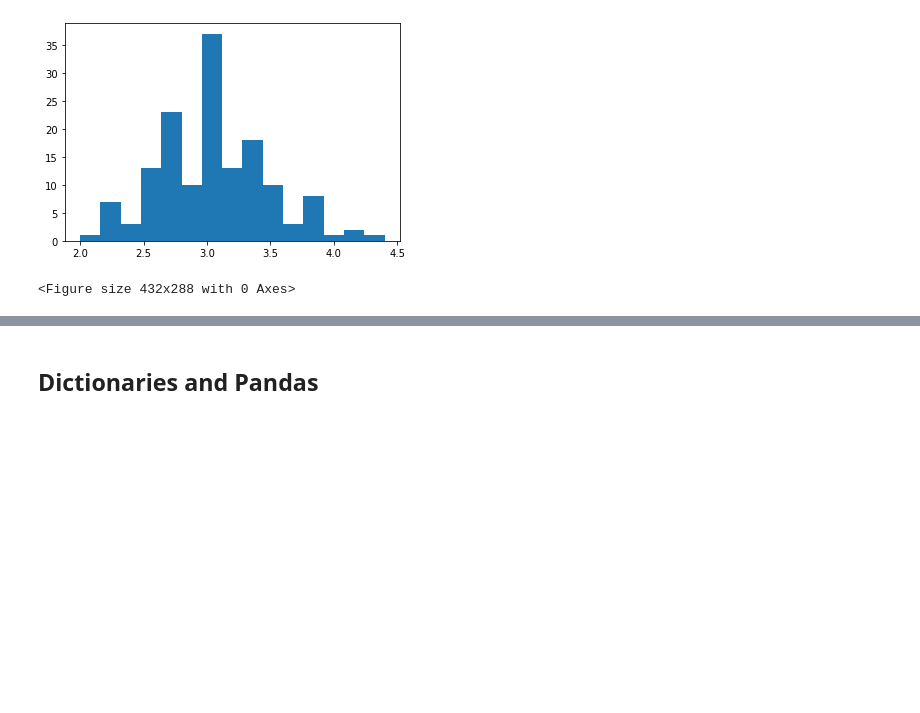
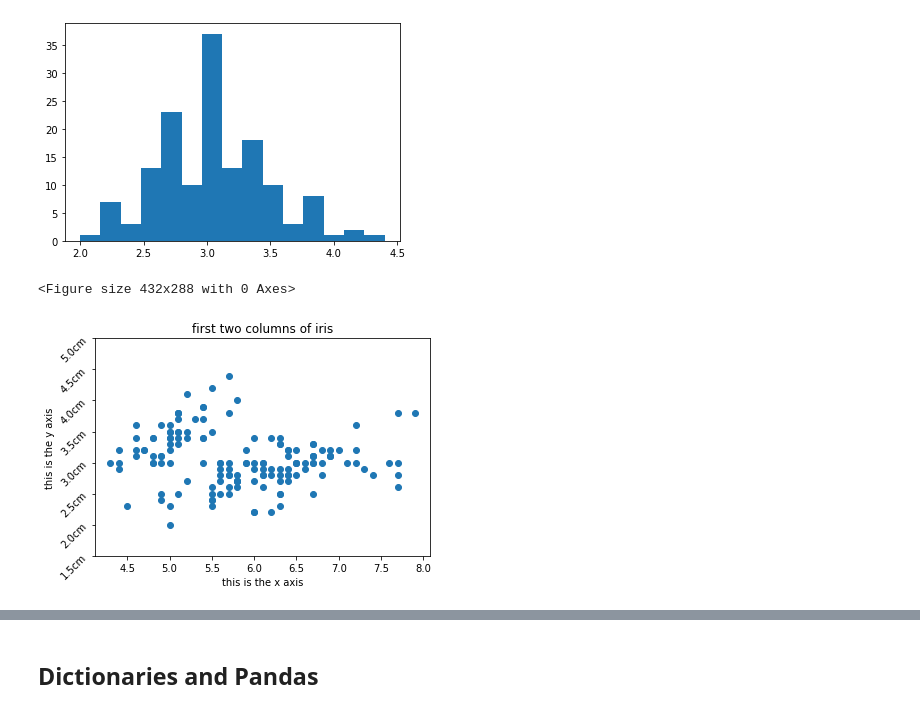
Before and after one commit to felixm3/coursework-workshops-bootcamps-lectures-etc, a Jupyter notebook: dcamp/P/220507_Intermediate Python.ipynb, the cells around one changed output, grey strips where cells are left out. Saved outputs shown, nothing was run; the diff lists cells and outputs as text; code cells hidden in the pictures; blank space fills up the shorter version.

```diff
--- a/dcamp/P/220507_Intermediate Python.ipynb
+++ b/dcamp/P/220507_Intermediate Python.ipynb
@@ -178,19 +178,38 @@ plt.clf()
 [figure]
 <Figure size 432x288 with 0 Axes>
 # %%
-# label your axes
+# label your axes, add a title, modify ticks
 
+import numpy as np
 import matplotlib.pyplot as plt
 from sklearn import datasets
 
 iris = datasets.load_iris()
 iris_data = iris.data
 iris_labels = iris.target
 
 #print(iris_data)
 #print(iris_labels)
 #help(iris)
 
 #iris.__getattr__
 
 # how do I get names of all attributes e.g. column names?
+
+# help(plt)
+# help(plt.xticks)
+
+plt.scatter(iris_data[:, 0], iris_data[:, 1])
+
+plt.xlabel('this is the x axis')
+plt.ylabel('this is the y axis')
+plt.title('first two columns of iris')
+plt.yticks(ticks = np.arange(1.5, 5.5, 0.5),
+          labels = ['1.5cm', '2.0cm' , '2.5cm', '3.0cm' , '3.5cm', '4.0cm', '4.5cm', '5.0cm'],
+          rotation = 45)
+#list(range(1.5, 5, 0.5)) --> doesn't work! range only produces integers; use np.arange
+
+
+plt.show()
+# %% [output]
+[figure, added]
```
Also changed, not shown: parts of 2 cells of this notebook.
